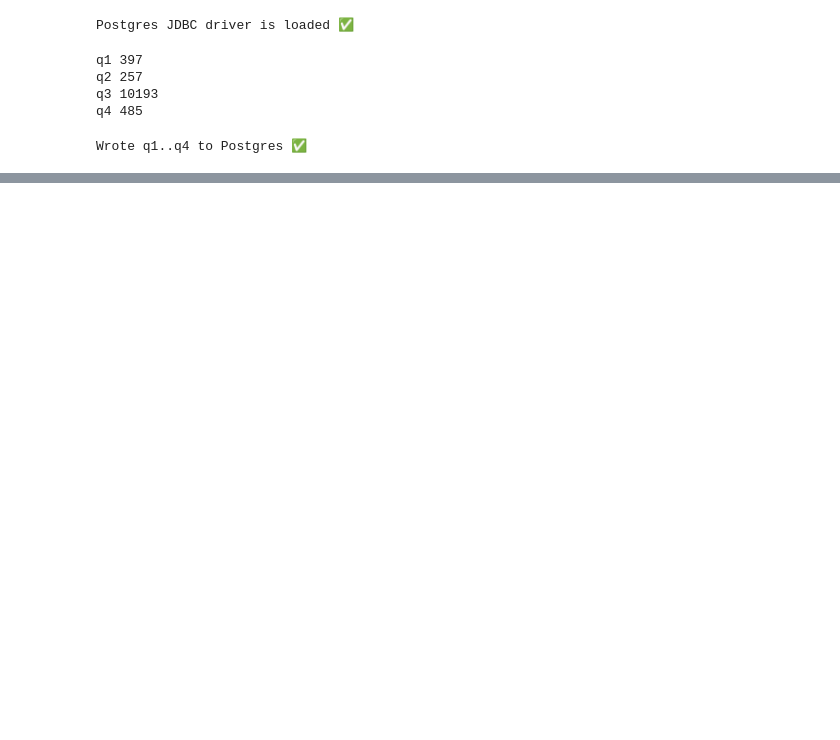
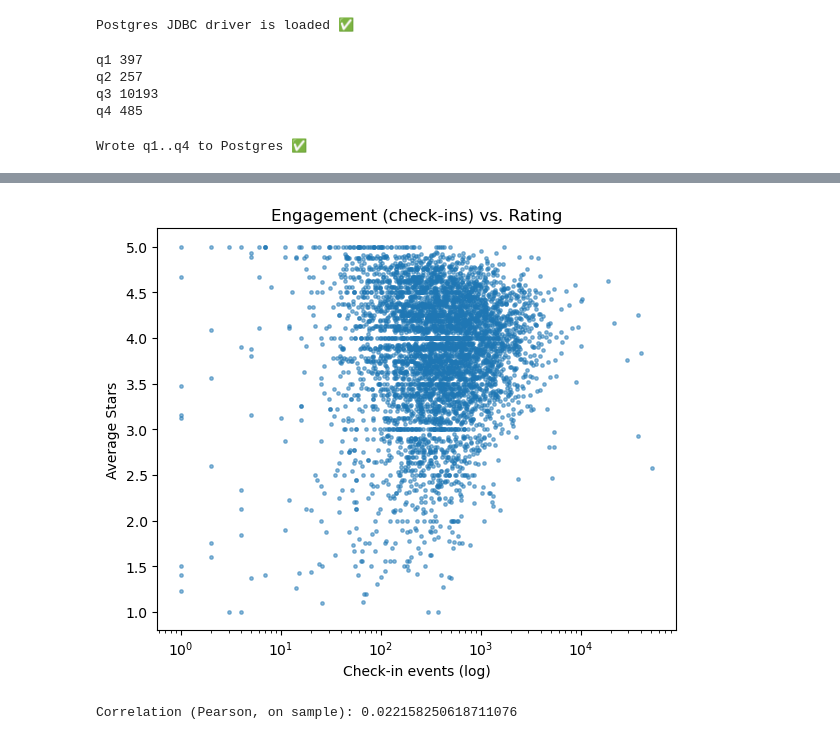
Before and after one commit to PeakFiction/INFSIndividualProject, a Jupyter notebook: notebooks/02_queries.ipynb, the cells around one changed output, grey strips where cells are left out. Drawn from its saved outputs; the diff is of its cells as text; code cells hidden in the pictures; blank space fills up the shorter version.

Commit message:
Update notebooks: fixed JDBC loading, sanity checks, queries & exports

```diff
--- a/notebooks/02_queries.ipynb
+++ b/notebooks/02_queries.ipynb
@@ -251,0 +316,18 @@ SQL
+# %%
+# L.4 – Plot 3: Check-ins vs. average star rating (from q3)
+# q3 has per-business rows: checkin_events vs avg_star
+sample = q3_df.sample(min(5000, len(q3_df)), random_state=7)  # keep the plot snappy
+
+plt.figure(figsize=(6,5))
+plt.scatter(sample["checkin_events"], sample["avg_star"], s=6, alpha=0.5)
+plt.xscale("log")  # check-ins are very skewed
+plt.xlabel("Check-in events (log)")
+plt.ylabel("Average Stars")
+plt.title("Engagement (check-ins) vs. Rating")
+plt.tight_layout()
+plt.show()
+
+print("Correlation (Pearson, on sample):", sample[["checkin_events","avg_star"]].corr().iloc[0,1])
+# %% [output]
+[figure, added]
+Correlation (Pearson, on sample): 0.022158250618711076
```
Also changed, not shown: parts of 4 cells of this notebook.
